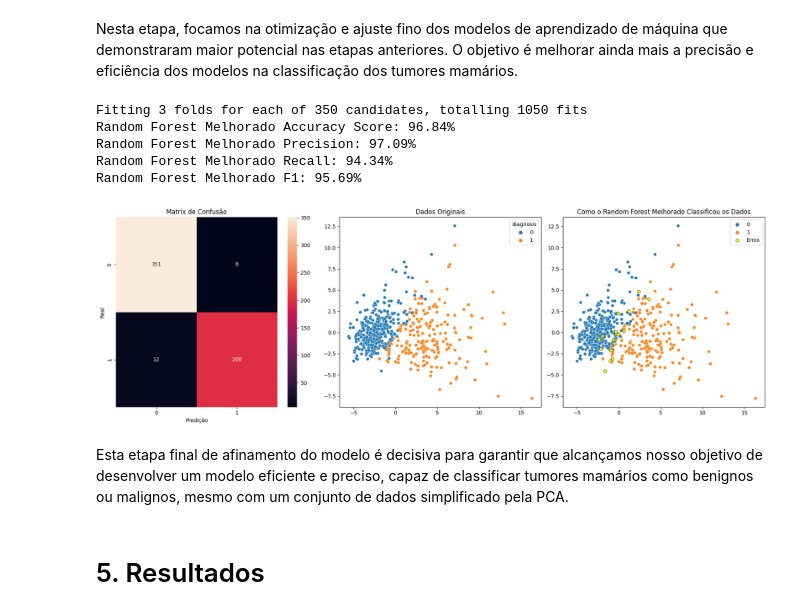
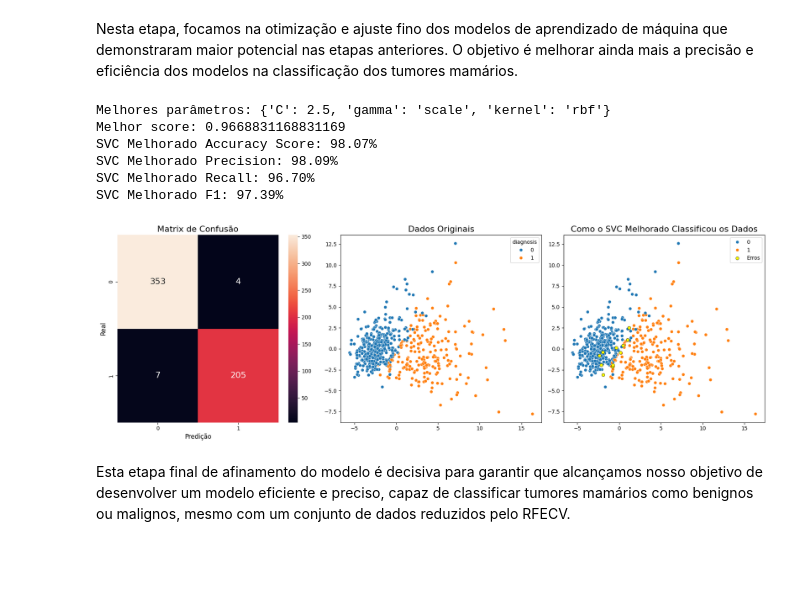
Before and after one commit to headyschwi/tia-project, a Jupyter notebook: main.ipynb, the cells around one changed output. Cells and saved outputs as stored; diff of their text form; code cells hidden in the pictures; blank space fills up the shorter version.

```diff
--- a/main.ipynb
+++ b/main.ipynb
@@ -326,36 +335,35 @@ Random Forest F1: 95.44%
 ## Afinando o Modelo Final
 # %% [markdown]
 Nesta etapa, focamos na otimização e ajuste fino dos modelos de aprendizado de máquina que demonstraram maior potencial nas etapas anteriores. O objetivo é melhorar ainda mais a precisão e eficiência dos modelos na classificação dos tumores mamários.
-# %%
-from sklearn.model_selection import RandomizedSearchCV
-from scipy.stats import randint
-
-model = RandomForestClassifier()
-
-params = {
-    "n_estimators": randint(1, 1000),
-    "max_depth": randint(1, 10),
-    "min_samples_split": randint(2, 10),
-    "min_samples_leaf": randint(1, 10),
-    "max_features": randint(1, 30)
-}
-
-search = RandomizedSearchCV(model, params, n_iter=350, cv=3, n_jobs=-1, verbose=3)
-search.fit(X_new, y)
-
-model = search.best_estimator_
-
-ypred = cross_val_predict(model, X_new, y, cv=10)
-
-get_graphs("Random Forest Melhorado", ypred)
-# %% [output]
-Fitting 3 folds for each of 350 candidates, totalling 1050 fits
-Random Forest Melhorado Accuracy Score: 96.84%
-Random Forest Melhorado Precision: 97.09%
-Random Forest Melhorado Recall: 94.34%
-Random Forest Melhorado F1: 95.69%
-[figure, removed]
+# %%
+from sklearn.model_selection import GridSearchCV
+
+model = SVC()
+
+params = {
+    "C": [0.1, 0.5, 1, 2.5, 5, 7.5, 10, 25, 50, 100, 500, 1000],
+    "kernel": ["linear", "rbf", "sigmoid"],
+    "gamma": ["scale", "auto"]
+}
+
+
+grid = GridSearchCV(model, params, cv=10, scoring="recall", n_jobs=-1)
+grid.fit(X_new, y)
+
+print(f"Melhores parâmetros: {grid.best_params_}")
+print(f"Melhor score: {grid.best_score_}")
+
+model = grid.best_estimator_
+ypred = cross_val_predict(model, X_new, y, cv=10)
+
+get_graphs("SVC Melhorado", ypred)
+# %% [output]
+Melhores parâmetros: {'C': 2.5, 'gamma': 'scale', 'kernel': 'rbf'}
+Melhor score: 0.9668831168831169
+SVC Melhorado Accuracy Score: 98.07%
+SVC Melhorado Precision: 98.09%
+SVC Melhorado Recall: 96.70%
+SVC Melhorado F1: 97.39%
+[figure, added]
 # %% [markdown]
-Esta etapa final de afinamento do modelo é decisiva para garantir que alcançamos nosso objetivo de desenvolver um modelo eficiente e preciso, capaz de classificar tumores mamários como benignos ou malignos, mesmo com um conjunto de dados simplificado pela PCA.
+Esta etapa final de afinamento do modelo é decisiva para garantir que alcançamos nosso objetivo de desenvolver um modelo eficiente e preciso, capaz de classificar tumores mamários como benignos ou malignos, mesmo com um conjunto de dados reduzidos pelo RFECV.
-# %% [markdown]
-# 5. Resultados
```
Also changed, not shown: parts of 12 cells of this notebook, 3 other files.
